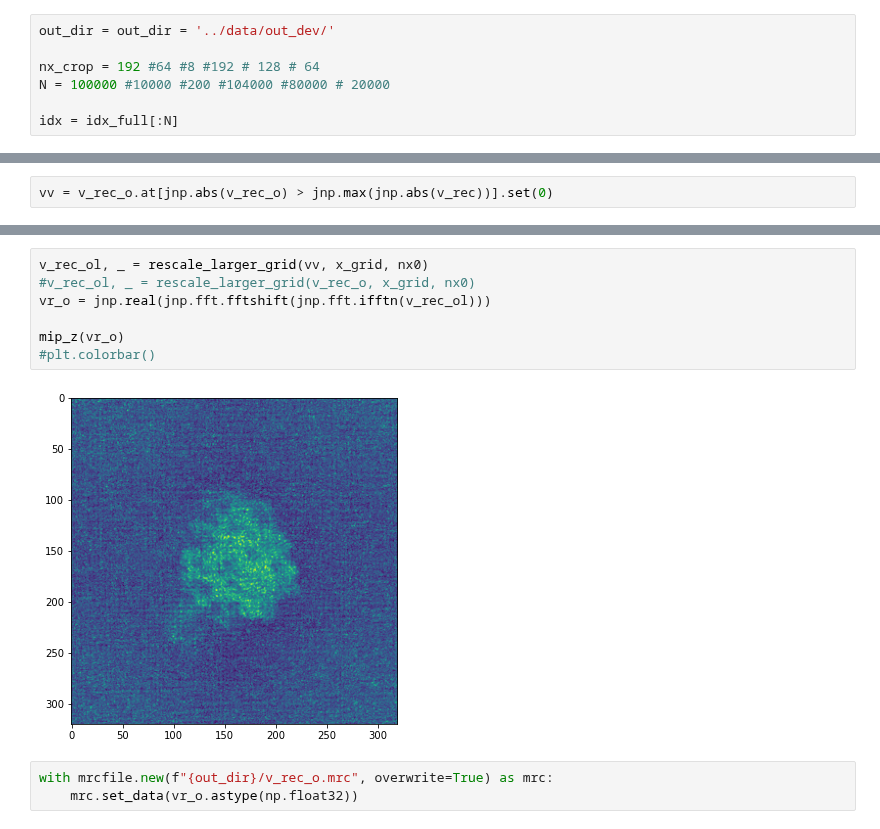
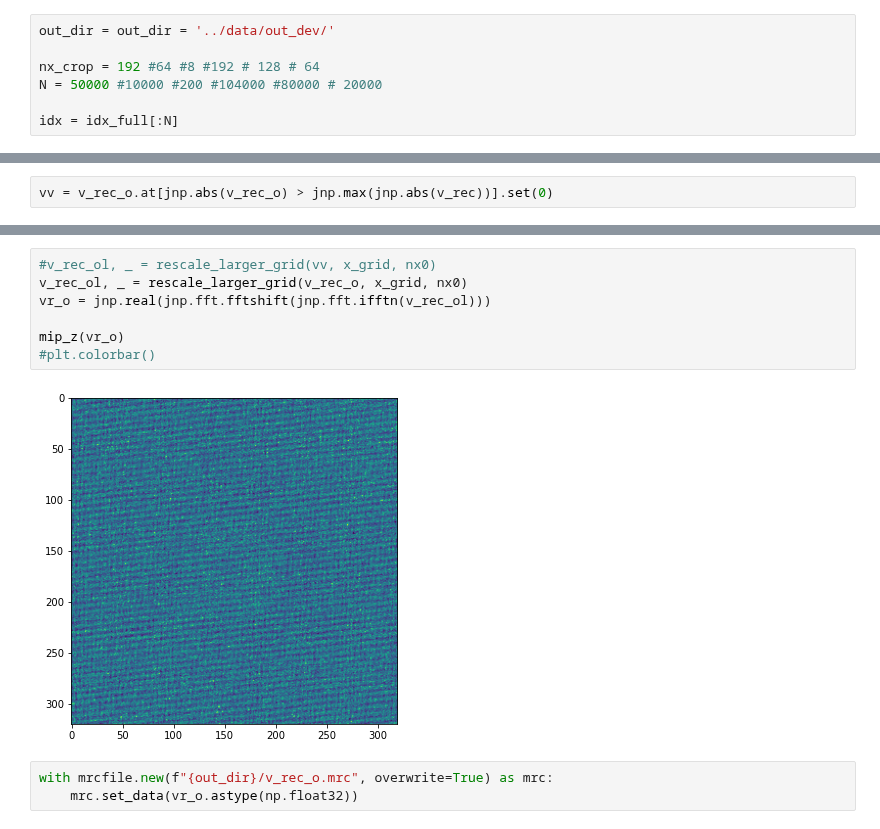
Before and after one commit to bogdantoader/simplecryoem, a Jupyter notebook: nb/Higher_stochastic.ipynb, the cells around one changed output, grey strips where cells are left out. Drawn from its saved outputs; the diff is of its cells as text.

```diff
--- a/nb/Higher_stochastic.ipynb
+++ b/nb/Higher_stochastic.ipynb
@@ -71,7 +71,7 @@ print(idx_full[:10])
 out_dir = out_dir = '../data/out_dev/'
 
 nx_crop = 192 #64 #8 #192 # 128 # 64
-N = 100000 #10000 #200 #104000 #80000 # 20000
+N = 50000 #10000 #200 #104000 #80000 # 20000
 
 idx = idx_full[:N]
 # %%
@@ -690,12 +767,12 @@ mip_z(np.fft.fftshift(np.abs(vv))); plt.colorbar()
 # %%
-v_rec_ol, _ = rescale_larger_grid(vv, x_grid, nx0)
-#v_rec_ol, _ = rescale_larger_grid(v_rec_o, x_grid, nx0)
+#v_rec_ol, _ = rescale_larger_grid(vv, x_grid, nx0)
+v_rec_ol, _ = rescale_larger_grid(v_rec_o, x_grid, nx0)
 vr_o = jnp.real(jnp.fft.fftshift(jnp.fft.ifftn(v_rec_ol)))
 
 mip_z(vr_o)
 #plt.colorbar()
 # %% [output]
-[figure, old version]
+[figure, new version]
 # %%
 with mrcfile.new(f"{out_dir}/v_rec_o.mrc", overwrite=True) as mrc:
     mrc.set_data(vr_o.astype(np.float32))
```
Also changed, not shown: parts of 47 cells of this notebook, 1 other file.
